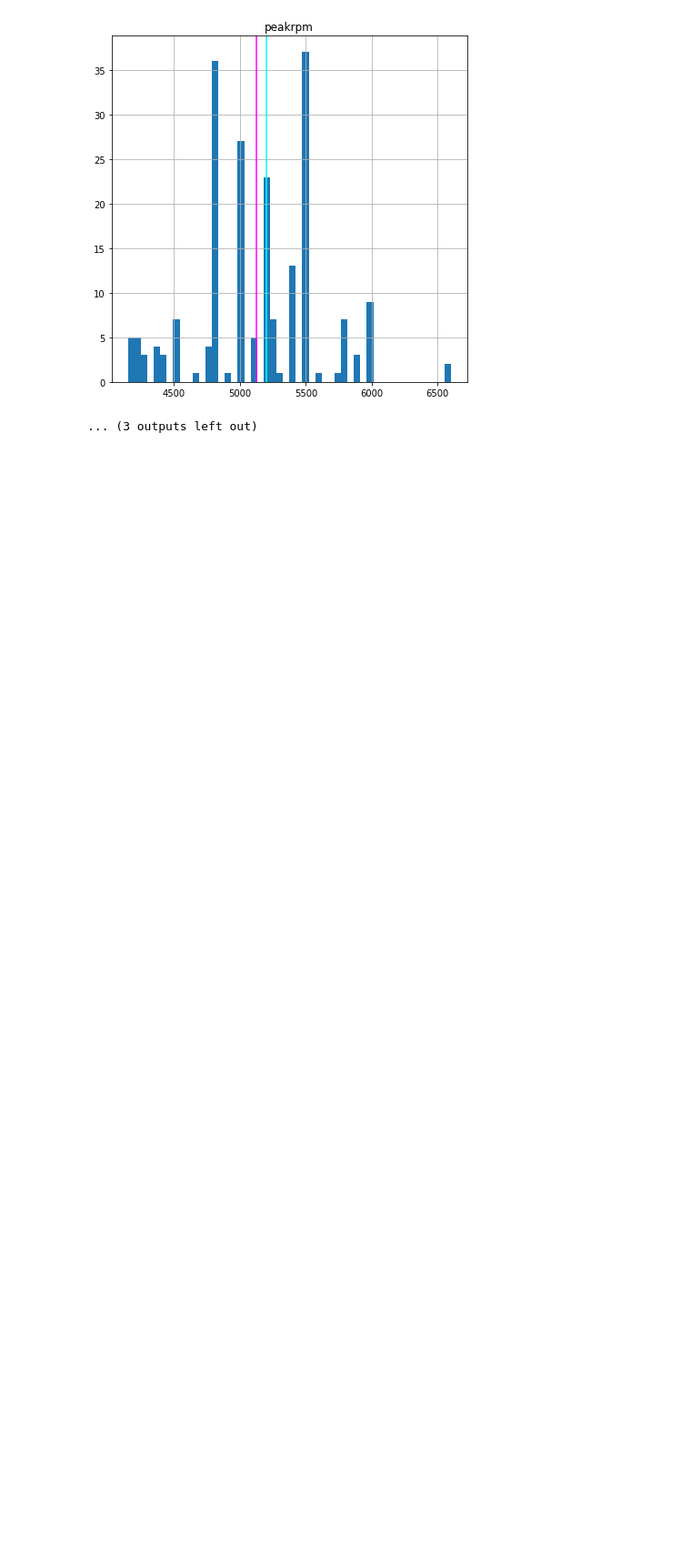
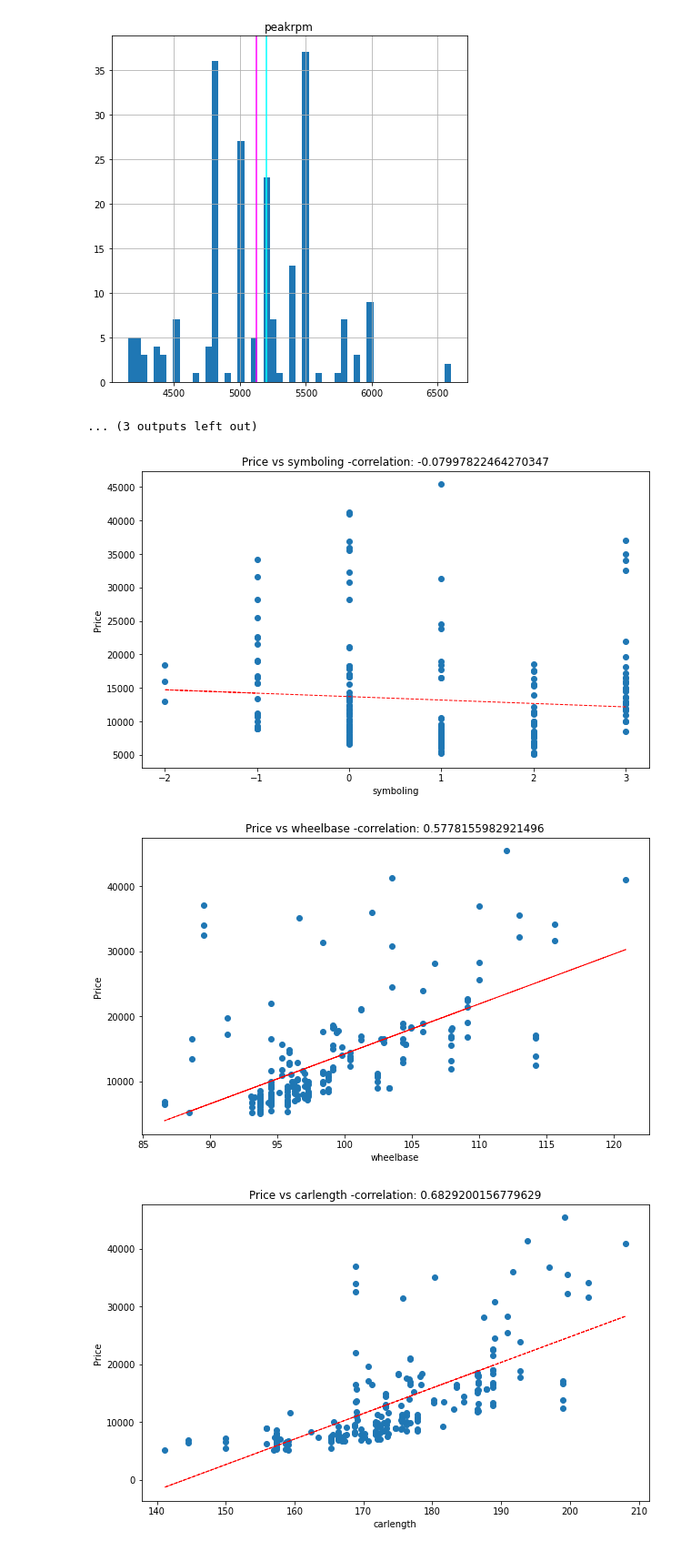
Before and after one commit to DebarajPurohit/car-price-prediction, a Jupyter notebook: car_price_prediction.ipynb, the cells around one changed output. Shown at 91% size. Saved outputs shown, nothing was run; the diff lists cells and outputs as text; code cells hidden in the pictures; blank space fills up the shorter version.

```diff
--- a/car_price_prediction.ipynb
+++ b/car_price_prediction.ipynb
@@ -217,3 +217,28 @@ plt.show()
 [figure]
 [figure]
 ... (3 outputs left out)
+# %%
+for col in numeric_features[1:-1]:
+  # define figure objects
+  fig = plt.figure(figsize=(10,6))
+  ax = fig.gca()
+  # assigning the feature and label variables
+  feature = dataset[col]
+  label = dataset['price']
+  #Getting the correlation
+  correlation = feature.corr(label)
+  #Plotting the Scatter plot
+  plt.scatter(x=feature, y= label)
+  plt.xlabel(col)
+  plt.ylabel('Price')
+  ax.set_title('Price vs '+col+' -correlation: '+str(correlation))
+  # getting the regression line
+  z= np.polyfit(dataset[col], dataset['price'],1)
+  y_hat=np.poly1d(z)(dataset[col])
+
+  plt.plot(dataset[col], y_hat, 'r--', lw = 1)
+plt.show()
+# %% [output]
+[figure, added]
+[figure, added]
+[figure, added]
```
Also changed, not shown: parts of 1 cell of this notebook.
